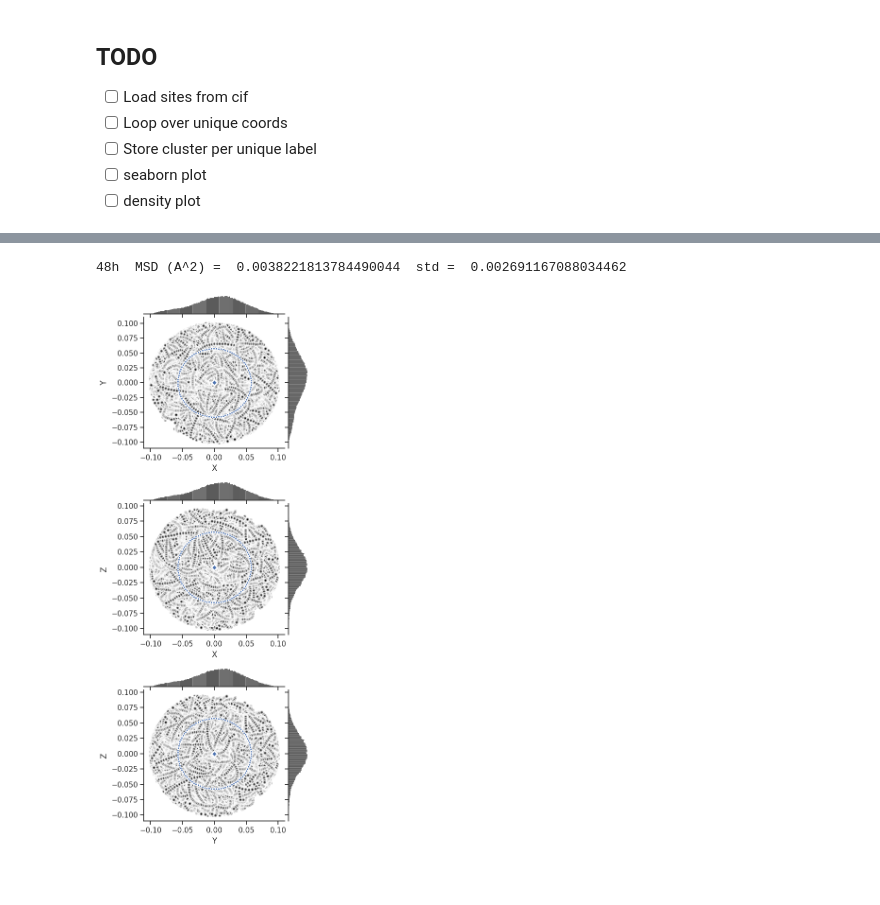
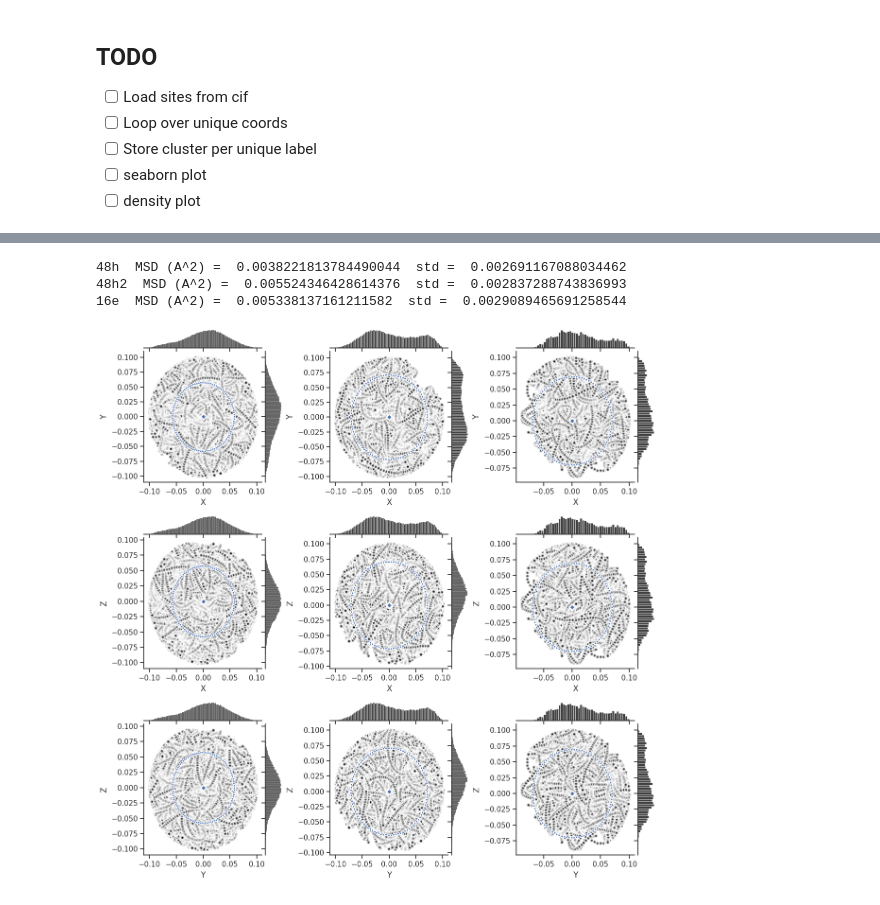
Before and after one commit to GEMDAT-repos/GEMDAT, a Jupyter notebook: shape_analysis2.ipynb, the cells around one changed output, grey strips where cells are left out. Saved outputs shown, nothing was run; the diff lists cells and outputs as text; code cells hidden in the pictures.

Commit message:
Fix plots and load sites from cif

```diff
--- a/shape_analysis2.ipynb
+++ b/shape_analysis2.ipynb
@@ -40,7 +40,7 @@ from pathlib import Path
 import numpy as np
 
 from gemdat import Trajectory
-from gemdat.io import load_known_material
+from gemdat.io import read_cif
 
 trajectory = Trajectory.from_vasprun(
     Path(
@@ -51,7 +51,10 @@ supercell = (2, 1, 1)
 
 diff_trajectory = trajectory.filter('Li')
 
-structure = load_known_material('argyrodite')
+# structure = load_known_material('argyrodite')
+structure = read_cif(
+    '/home/stef/md-analysis-matlab-example-short/shape_analysis/argyrodite_48h48h16e.cif'
+)
 # %%
 diff_trajectory.get_lattice(0)
 # %% [output]
@@ -107,3 +110,6 @@ Lattice
       B : 1.5959009175390938e-15 9.924 6.076697417369166e-16
       C : 0.0 0.0 9.924
     pbc : True True True
+# %%
+unique_sites = [sites[0] for sites in symstruct.equivalent_sites]
+unique_sites
@@ -234,17 +247,17 @@ sns.set_style("ticks")
 fig = plt.figure(figsize=(12, 12))
 gs = gridspec.GridSpec(3, 3)
 
-for i in range(1):
-    distances = np.sum(clusters**2, axis=1)**0.5
-    print('48h', ' MSD (A^2) = ', np.mean(distances**2), ' std = ',
+for i, (label, cluster) in enumerate(clusters.items()):
+    distances = np.sum(cluster**2, axis=1)**0.5
+    print(label, ' MSD (A^2) = ', np.mean(distances**2), ' std = ',
           np.std(distances**2))
 
     theta = np.linspace(0, 2 * np.pi, 100)  # 100 points around the circle
     x_circle = 0 + np.mean(distances) * np.cos(theta)
     y_circle = 0 + np.mean(distances) * np.sin(theta)
 
-    g1 = sns.jointplot(x=clusters[:, 0],
-                       y=clusters[:, 1],
+    g1 = sns.jointplot(x=cluster[:, 0],
+                       y=cluster[:, 1],
                        marker='o',
                        s=25,
                        linewidth=2,
@@ -264,8 +277,8 @@ for i in range(1):
                     linewidth=1,
                     color=color_palette[0],
                     ax=g1.ax_joint)
-    g2 = sns.jointplot(x=clusters[:, 0],
-                       y=clusters[:, 2],
+    g2 = sns.jointplot(x=cluster[:, 0],
+                       y=cluster[:, 2],
                        marker='o',
                        s=25,
                        linewidth=2,
@@ -285,8 +298,8 @@ for i in range(1):
                     linewidth=1,
                     color=color_palette[0],
                     ax=g2.ax_joint)
-    g3 = sns.jointplot(x=clusters[:, 1],
-                       y=clusters[:, 2],
+    g3 = sns.jointplot(x=cluster[:, 1],
+                       y=cluster[:, 2],
                        marker='o',
                        s=25,
                        linewidth=2,
@@ -295,32 +308,34 @@ for i in range(1):
     sns.scatterplot(x=[0],
                     y=[0],
                     marker='D',
                     s=40,
                     linewidth=2,
                     color=color_palette[0],
                     ax=g3.ax_joint)
     sns.scatterplot(x=x_circle,
                     y=y_circle,
                     marker='o',
                     s=10,
                     linewidth=1,
                     color=color_palette[0],
                     ax=g3.ax_joint)
 
     mg0 = SeabornFig2Grid(g1, fig, gs[0, i])
     mg1 = SeabornFig2Grid(g2, fig, gs[1, i])
     mg2 = SeabornFig2Grid(g3, fig, gs[2, i])
 
     g1.ax_joint.set_xlabel('X')
     g1.ax_joint.set_ylabel('Y')
-    g1.ax_joint.set_title('48h')
+    g1.ax_joint.set_title(label)
     g2.ax_joint.set_xlabel('X')
     g2.ax_joint.set_ylabel('Z')
     g3.ax_joint.set_xlabel('Y')
     g3.ax_joint.set_ylabel('Z')
 
 gs.tight_layout(fig)
 plt.show()
 # %% [output]
 48h  MSD (A^2) =  0.0038221813784490044  std =  0.002691167088034462
+48h2  MSD (A^2) =  0.005524346428614376  std =  0.002837288743836993
+16e  MSD (A^2) =  0.005338137161211582  std =  0.0029089465691258544
-[figure, old version]
+[figure, new version]
```
Also changed, not shown: parts of 2 cells of this notebook.
